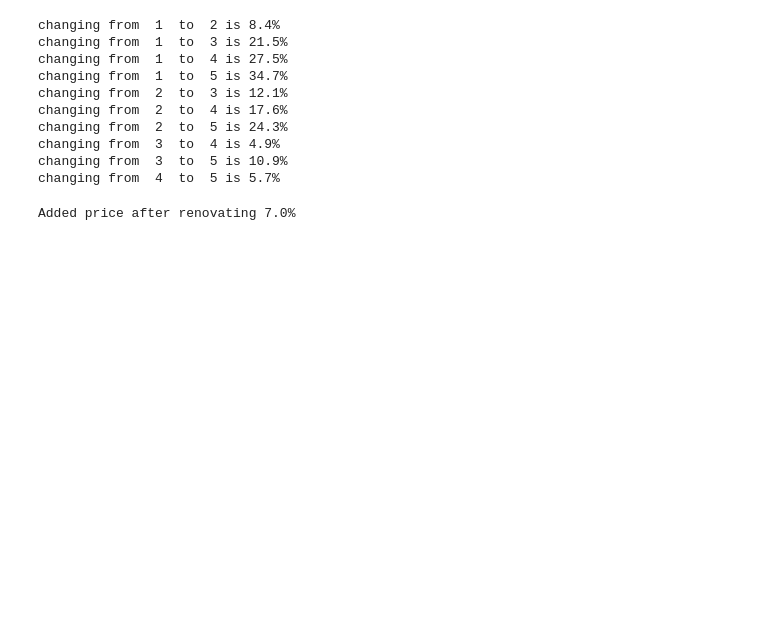
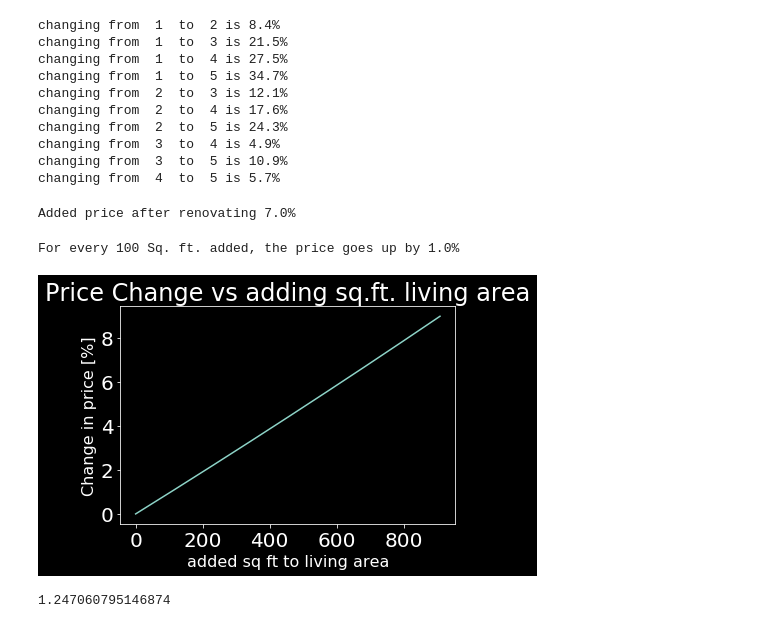
Before and after one commit to angelmanzur/LinearRegression_Proj1, a Jupyter notebook: King Sales - Team Awesome 3.ipynb, the cells around one changed output. Drawn from its saved outputs; the diff is of its cells as text; code cells hidden in the pictures; blank space fills up the shorter version.

```diff
--- a/King Sales - Team Awesome 3.ipynb
+++ b/King Sales - Team Awesome 3.ipynb
@@ -728,3 +728,30 @@ for coef in coefs_reduced:
         print('Added price after renovating {0:0.1f}%'.format(price_change))
 # %% [output]
 Added price after renovating 7.0%
+# %%
+price_change = []
+sqft = []
+for i in range(370,1280):
+    sqft.append(i-370)
+    convert_one_sqft = (i-sqft_living_min)/sqft_living_range
+    delta_per_price = (np.exp(coefs_reduced[2][0]*convert_one_sqft) - 1)
+    price_change.append(delta_per_price*100)
+    convert_one_sqft = (i-sqft_living_min)/sqft_living_range
+#     price_change.append(convert_one_sqft)
+plt.plot(sqft, price_change)
+plt.xlabel("added sq ft to living area",fontsize=16)
+plt.ylabel('Change in price [%]',fontsize=16)
+plt.title('Price Change vs adding sq.ft. living area')
+sqft_living_range-sqft_living_min
+
+slope = (price_change[-1]-price_change[0])/(sqft[-1]-sqft[0])
+print('For every 100 Sq. ft. added, the price goes up by {0:0.1f}%'.format(slope*100))
+
+plt.savefig('Price Increase per Sq.ft.')
+# %% [output]
+For every 100 Sq. ft. added, the price goes up by 1.0%
+[figure, added]
+# %%
+coefs_reduced[2][0]
+# %% [output]
+1.247060795146874
```
Also changed, not shown: 1 other file.
